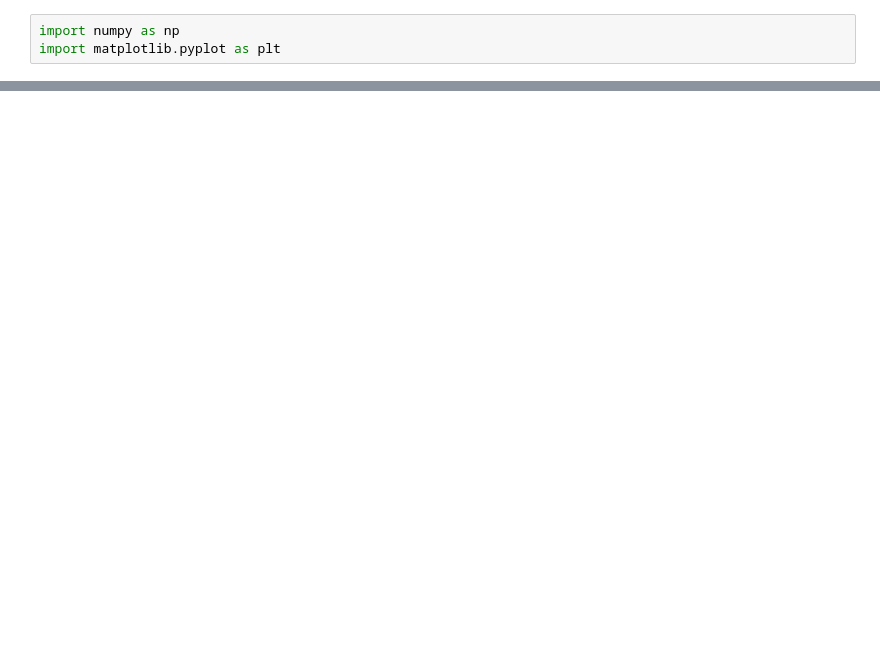
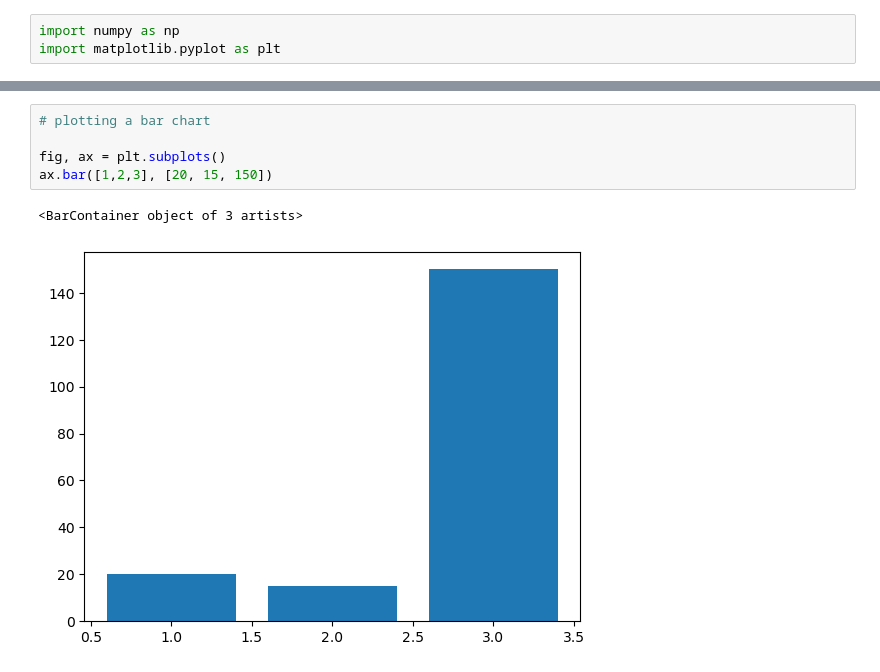
Before and after one commit to Eilis9/Fund_DA, a Jupyter notebook: lecture.ipynb, the cells around one changed output, grey strips where cells are left out. Drawn from its saved outputs; the diff is of its cells as text; blank space fills up the shorter version.

```diff
--- a/lecture.ipynb
+++ b/lecture.ipynb
@@ -42,0 +65,8 @@ array([12, 11, 10, 18, 13, 15, 17, 10, 17, 19, 12, 10, 11, 14, 15],
+# %%
+# plotting a bar chart
+
+fig, ax = plt.subplots()
+ax.bar([1,2,3], [20, 15, 150])
+# %% [output]
+<BarContainer object of 3 artists>
+[figure, added]
```
Also changed, not shown: parts of 13 cells of this notebook, 2 other files.
